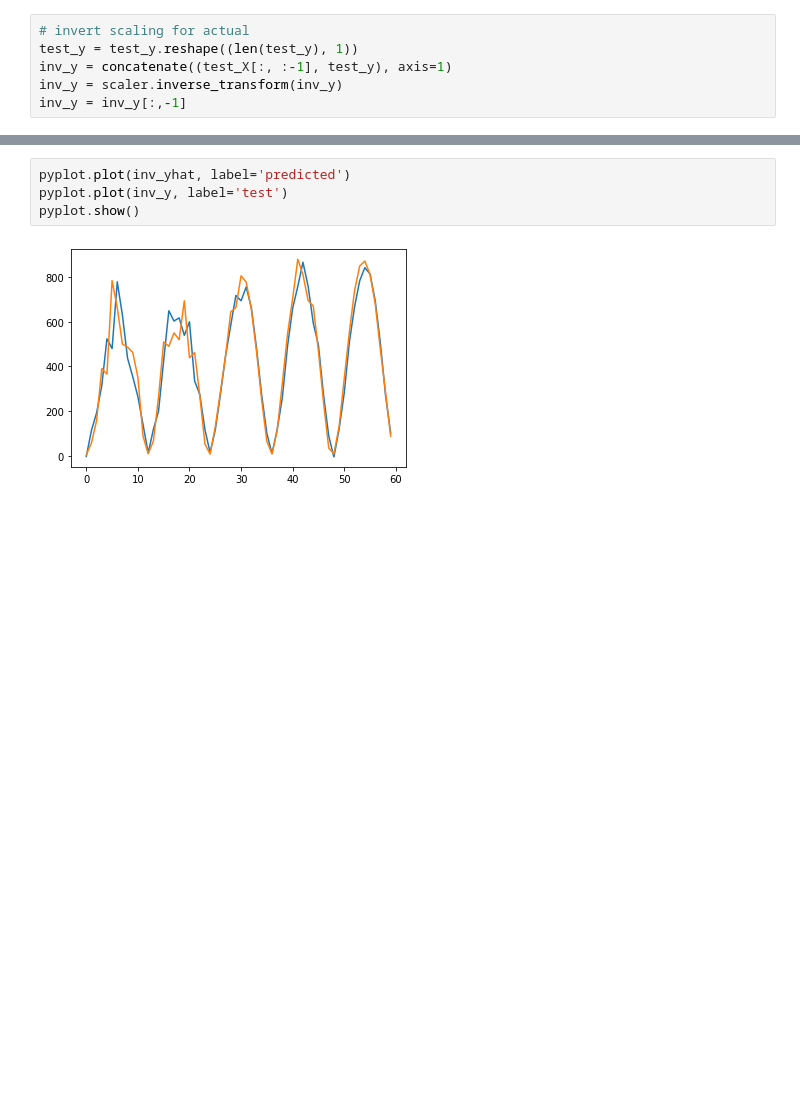
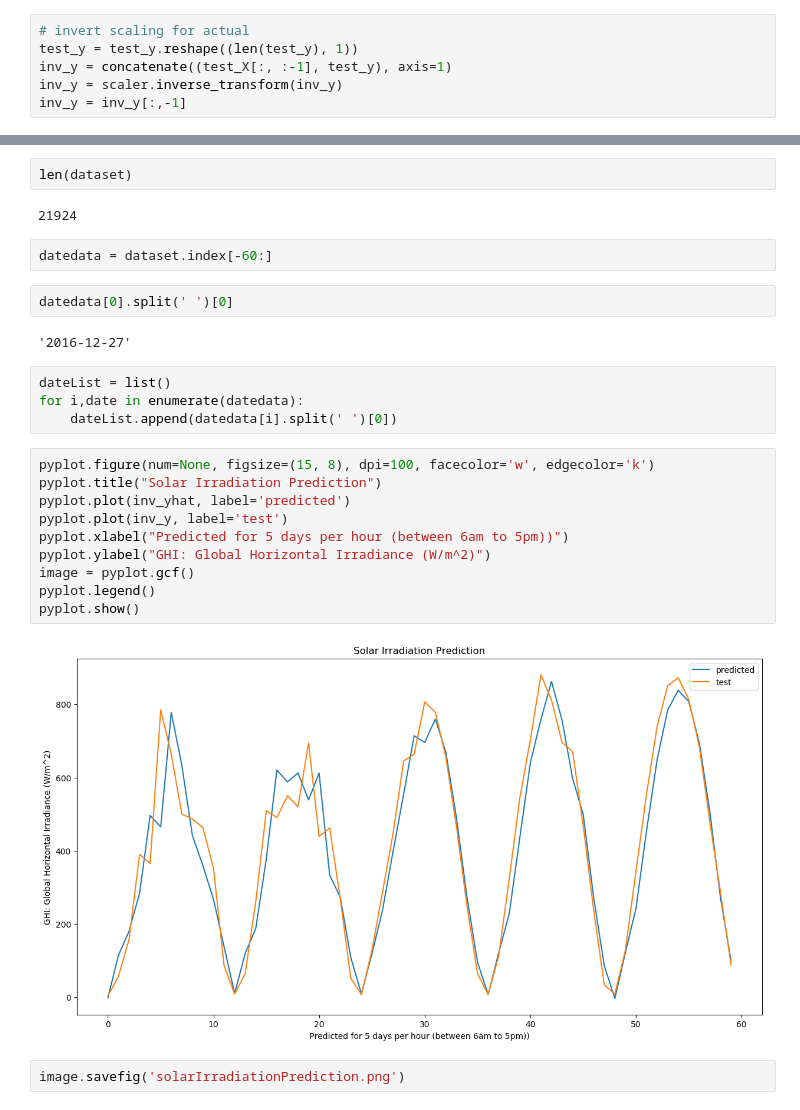
Before and after one commit to Pawan2804/SolarAndWind, a Jupyter notebook: solarPredictor.ipynb, the cells around one changed output, grey strips where cells are left out. Drawn from its saved outputs; the diff is of its cells as text; blank space fills up the shorter version.

Commit message:
better graph quality

```diff
--- a/solarPredictor.ipynb
+++ b/solarPredictor.ipynb
@@ -126,6 +145,28 @@ Test RMSE: 80.252
-# %%
-pyplot.plot(inv_yhat, label='predicted')
-pyplot.plot(inv_y, label='test')
-pyplot.show()
-# %% [output]
-[figure, removed]
+# %%
+len(dataset)
+# %% [output]
+21924
+# %%
+datedata = dataset.index[-60:]
+# %%
+datedata[0].split(' ')[0]
+# %% [output]
+'2016-12-27'
+# %%
+dateList = list()
+for i,date in enumerate(datedata):
+    dateList.append(datedata[i].split(' ')[0])
+# %%
+pyplot.figure(num=None, figsize=(15, 8), dpi=100, facecolor='w', edgecolor='k')
+pyplot.title("Solar Irradiation Prediction")
+pyplot.plot(inv_yhat, label='predicted')
+pyplot.plot(inv_y, label='test')
+pyplot.xlabel("Predicted for 5 days per hour (between 6am to 5pm))")
+pyplot.ylabel("GHI: Global Horizontal Irradiance (W/m^2)")
+image = pyplot.gcf()
+pyplot.legend()
+pyplot.show()
+# %% [output]
+[figure, added]
+# %%
+image.savefig('solarIrradiationPrediction.png')
```
Also changed, not shown: parts of 4 cells of this notebook, 3 other files.
